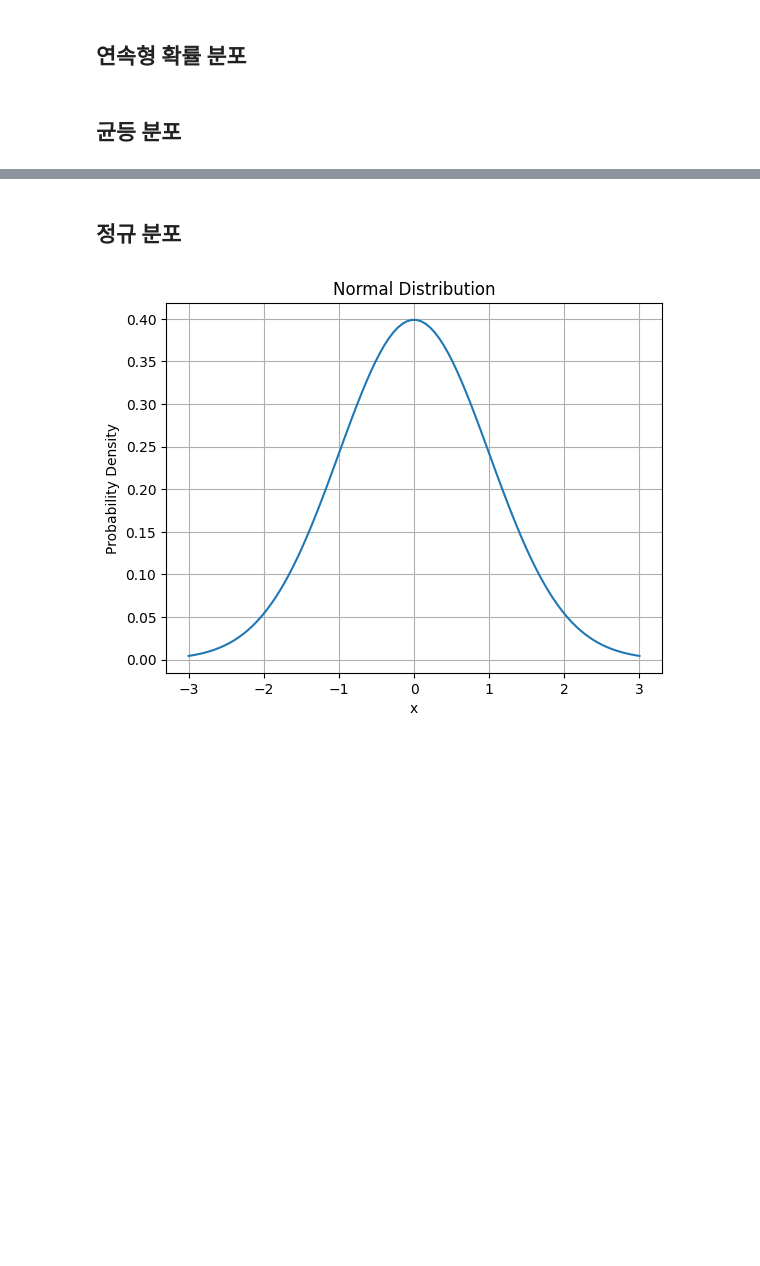
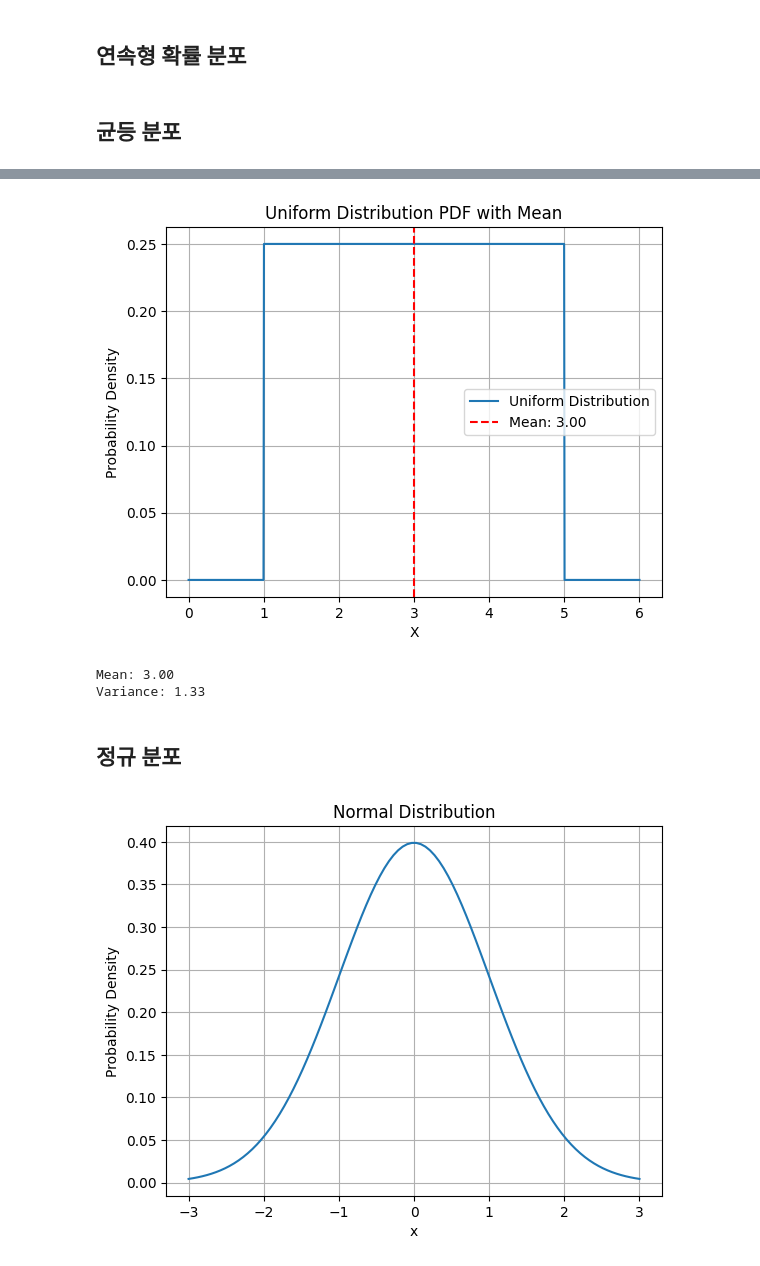
Before and after one commit to jason96819/Studying, a Jupyter notebook: statics/연속형_확률_분포.ipynb, the cells around one changed output, grey strips where cells are left out. Drawn from its saved outputs; the diff is of its cells as text; code cells hidden in the pictures; blank space fills up the shorter version.

```diff
--- a/statics/연속형_확률_분포.ipynb
+++ b/statics/연속형_확률_분포.ipynb
@@ -15,3 +34,32 @@ from scipy.stats import uniform
+# %%
+# 균등분포 구간 설정
+a = 1
+b = 5
+
+# 평균 및 분산 계산
+mean = (a + b) / 2
+variance = ((b - a)**2) / 12
+
+# 확률밀도함수 계산
+x = np.linspace(a - 1, b + 1, 1000)
+pdf = uniform.pdf(x, loc=a, scale=b-a)
+
+# 그래프 그리기
+plt.plot(x, pdf, label='Uniform Distribution')
+plt.axvline(x=mean, color='red', linestyle='--', label=f'Mean: {mean:.2f}')
+plt.title('Uniform Distribution PDF with Mean')
+plt.xlabel('X')
+plt.ylabel('Probability Density')
+plt.legend()
+plt.grid(True)
+plt.show()
+
+print(f'Mean: {mean:.2f}')
+print(f'Variance: {variance:.2f}')
+# %% [output]
+[figure, added]
+Mean: 3.00
+Variance: 1.33
 # %% [markdown]
 ## 정규 분포
 # %%
```
Also changed, not shown: parts of 7 cells of this notebook.
